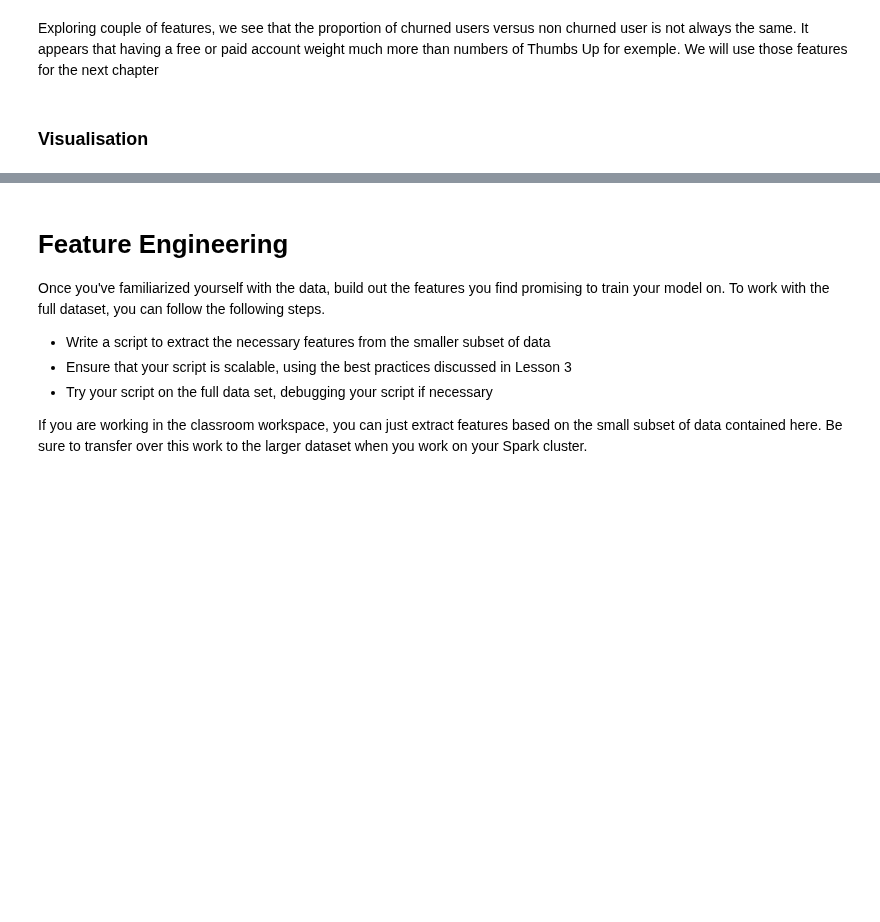
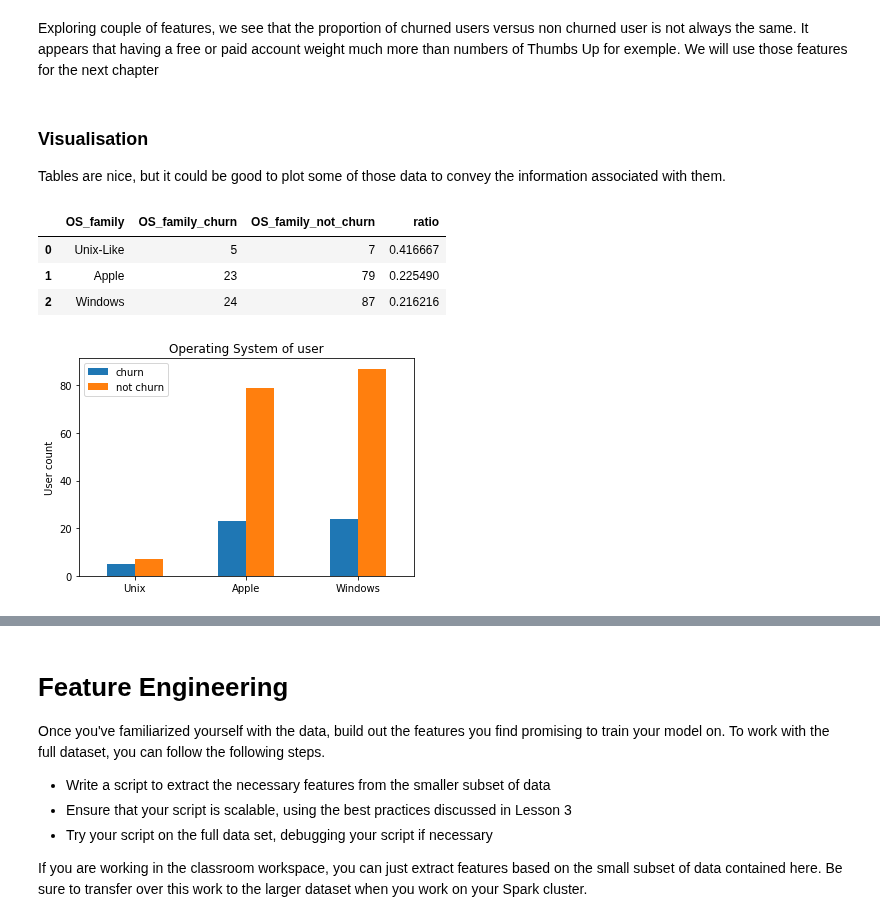
Before and after one commit to jc-udacity/datascientist, a Jupyter notebook: 09_Spark/project/Sparkify.ipynb, the cells around one changed output, grey strips where cells are left out. Saved outputs shown, nothing was run; the diff lists cells and outputs as text; code cells hidden in the pictures; blank space fills up the shorter version.

```diff
--- a/09_Spark/project/Sparkify.ipynb
+++ b/09_Spark/project/Sparkify.ipynb
@@ -531,12 +547,12 @@ OS_family_not_churn = user_log_valid \
 .orderBy(desc("count(OS_family)")) \
 .withColumnRenamed("count(OS_family)", "OS_family_not_churn")
 # %%
-data = OS_family_churn.join(OS_family_not_churn,'OS_family','outer').fillna(0)
+data_OS = OS_family_churn.join(OS_family_not_churn,'OS_family','outer').fillna(0)
 # %%
 def ratio_OS_family(x, y):
     return x / (x + y)
 
 ratio_udf = udf(ratio_OS_family , FloatType())
 
-data = data.withColumn("ratio", ratio_udf("OS_family_churn", "OS_family_not_churn"))
+data_OS = data_OS.withColumn("ratio", ratio_udf("OS_family_churn", "OS_family_not_churn"))
 # %%
@@ -725,5 +743,25 @@ user_log_valid\
 Exploring couple of features, we see that the proportion of churned users versus non churned user is not always the same.
 It appears that having a free or paid account weight much more than numbers of Thumbs Up for exemple.
 We will use those features for the next chapter
-# %% [markdown]
-### Visualisation
+# %% [markdown]
+### Visualisation
+Tables are nice, but it could be good to plot some of those data to convey the information associated with them.
+# %%
+df_OS = data_OS.toPandas()
+# %%
+df_OS
+# %% [output]
+|  | OS_family | OS_family_churn | OS_family_not_churn | ratio |
+| 0 | Unix-Like | 5 | 7 | 0.416667 |
+| 1 | Apple | 23 | 79 | 0.225490 |
+| 2 | Windows | 24 | 87 | 0.216216 |
+# %%
+df_OS = df_OS.drop(axis=1,labels='ratio')
+df_OS.columns = ['OS_family','churn','not churn']
+# %%
+ax = df_OS.plot(kind='bar')
+ax.set_xticklabels(['Unix','Apple', 'Windows'], rotation=0)
+plt.ylabel('User count')
+plt.title('Operating System of user');
+# %% [output]
+[figure, added]
```
Also changed, not shown: parts of 48 cells of this notebook.
